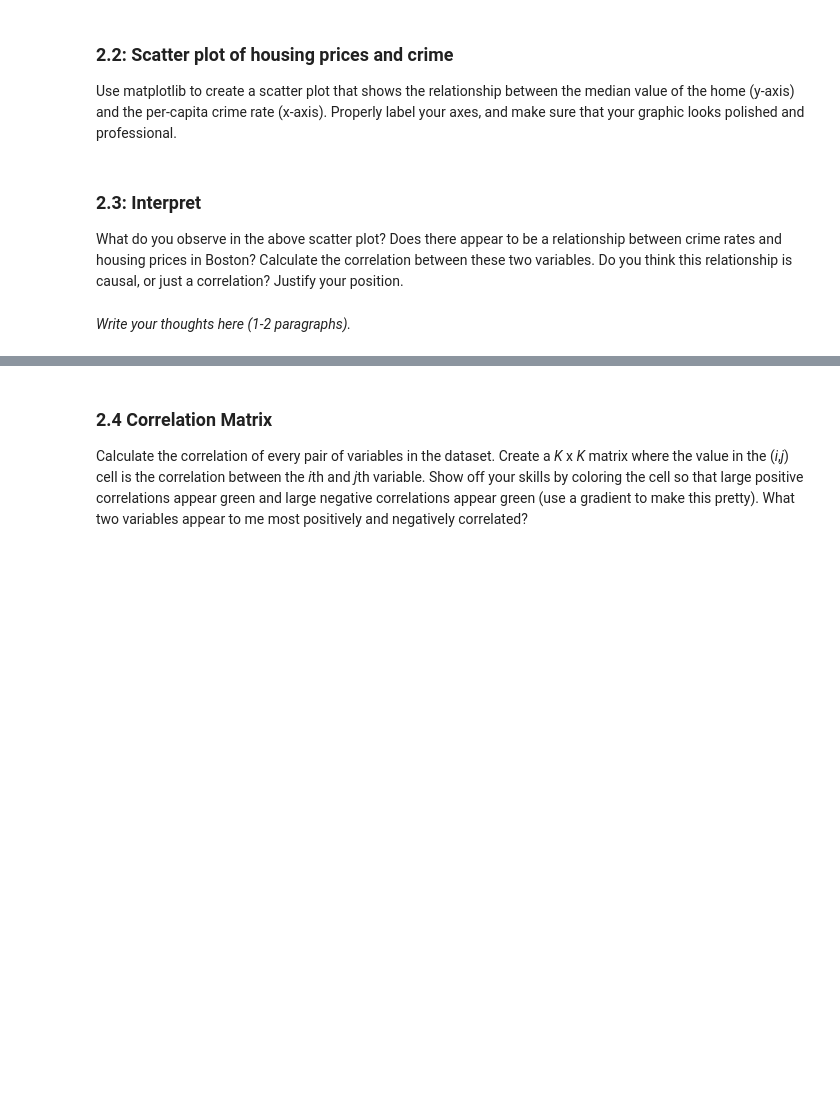
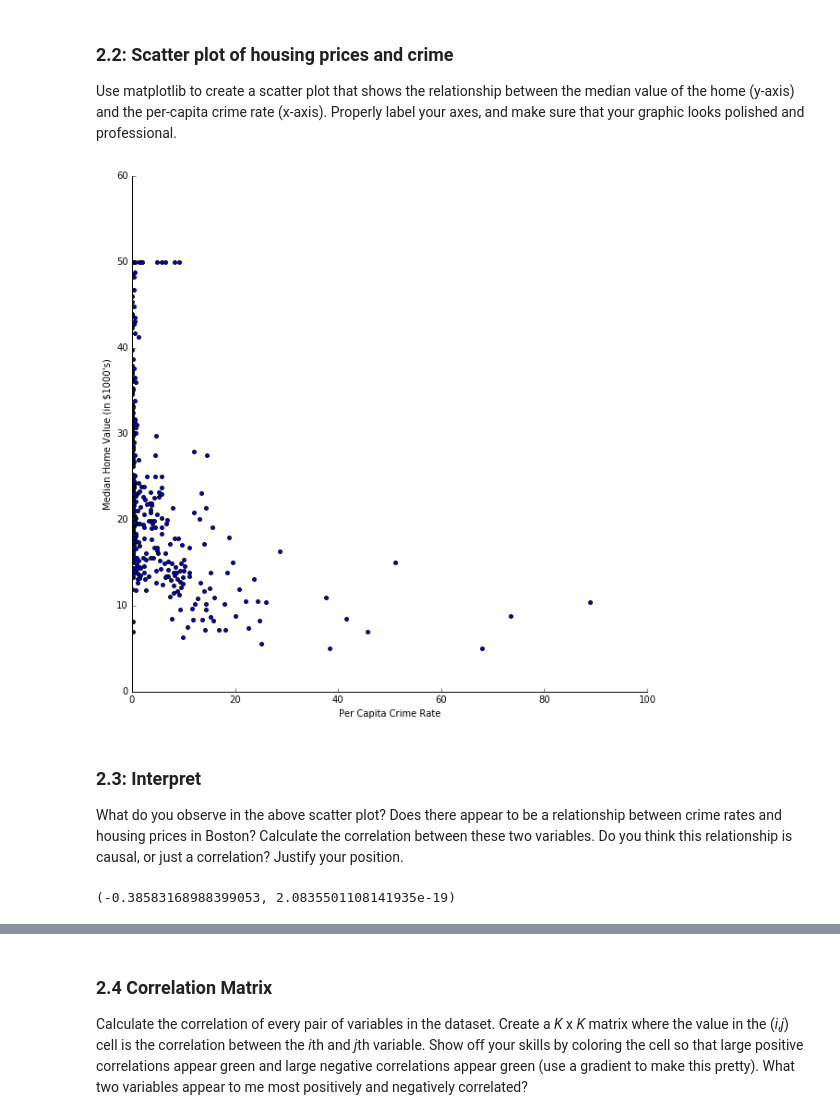
Before and after one commit to Raktos/info371-ps1, a Jupyter notebook: HO_JASON-INFO371-PS1.ipynb, the cells around one changed output, grey strips where cells are left out. Saved outputs shown, nothing was run; the diff lists cells and outputs as text; code cells hidden in the pictures; blank space fills up the shorter version.

```diff
--- a/HO_JASON-INFO371-PS1.ipynb
+++ b/HO_JASON-INFO371-PS1.ipynb
@@ -94,0 +86,12 @@ print boston.shape
+# %%
+boston = pd.DataFrame(bdata.data)
+boston.columns = bdata.feature_names[:]
+print boston.shape
+print boston.columns
+
+median = pd.DataFrame(bdata.target)
+median.columns = ['MEDV']
+
+boston = pd.concat([boston, median], axis=1)
+
+print boston.shape
@@ -182,6 +317,24 @@ Use matplotlib to create a scatter plot that shows the relationship between the
+# %%
+plt.scatter(boston.CRIM, boston.MEDV, s=15)
+
+plt.gcf().set_size_inches(10,10)
+plt.xlabel('Per Capita Crime Rate')
+plt.ylabel('Median Home Value (in $1000\'s)')
+plt.xlim(0)
+
+plt.gca().spines['top'].set_visible(False)
+plt.gca().spines['right'].set_visible(False)
+plt.tick_params(axis='x', top='off')
+plt.tick_params(axis='y', right='off')
+
+plt.show()
+# %% [output]
+[figure, added]
 # %% [markdown]
 ### 2.3: Interpret
 
 What do you observe in the above scatter plot? Does there appear to be a relationship between crime rates and housing prices in Boston? Calculate the correlation between these two variables. Do you think this relationship is causal, or just a correlation? Justify your position.
-# %% [markdown]
-*Write your thoughts here (1-2 paragraphs).*
+# %%
+sp.stats.pearsonr(boston.CRIM, boston.MEDV)
+# %% [output]
+(-0.38583168988399053, 2.0835501108141935e-19)
```
Also changed, not shown: parts of 23 cells of this notebook, 1 other file.
